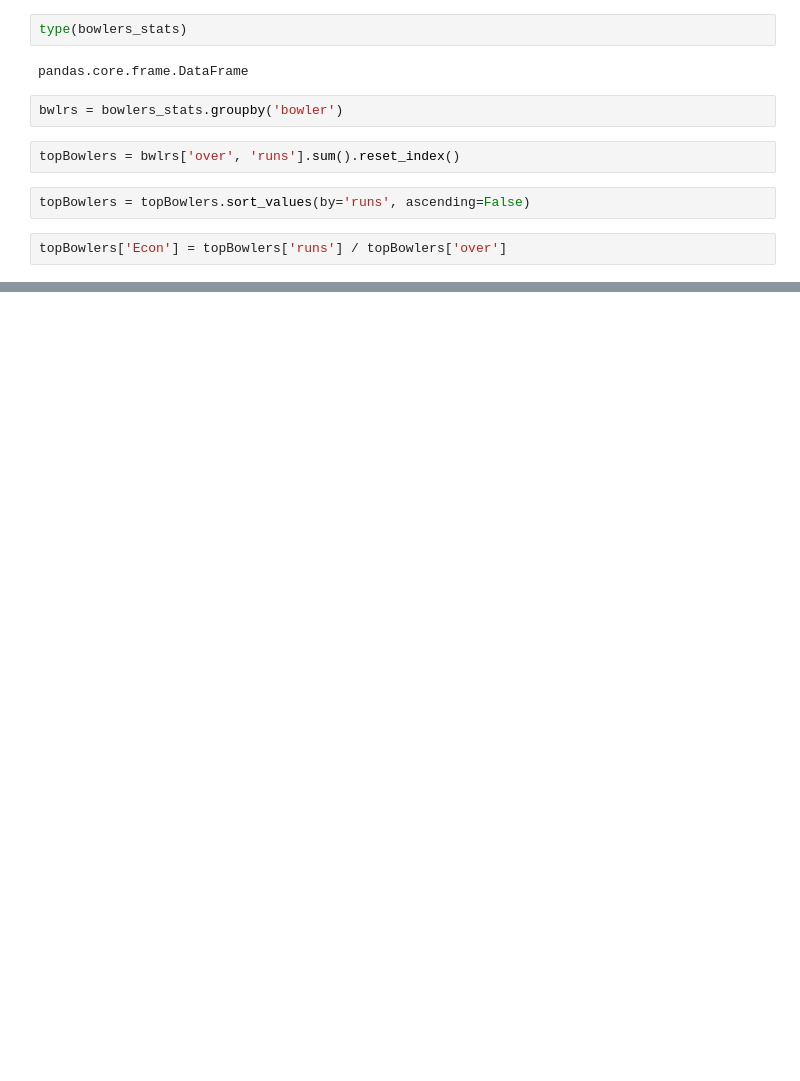
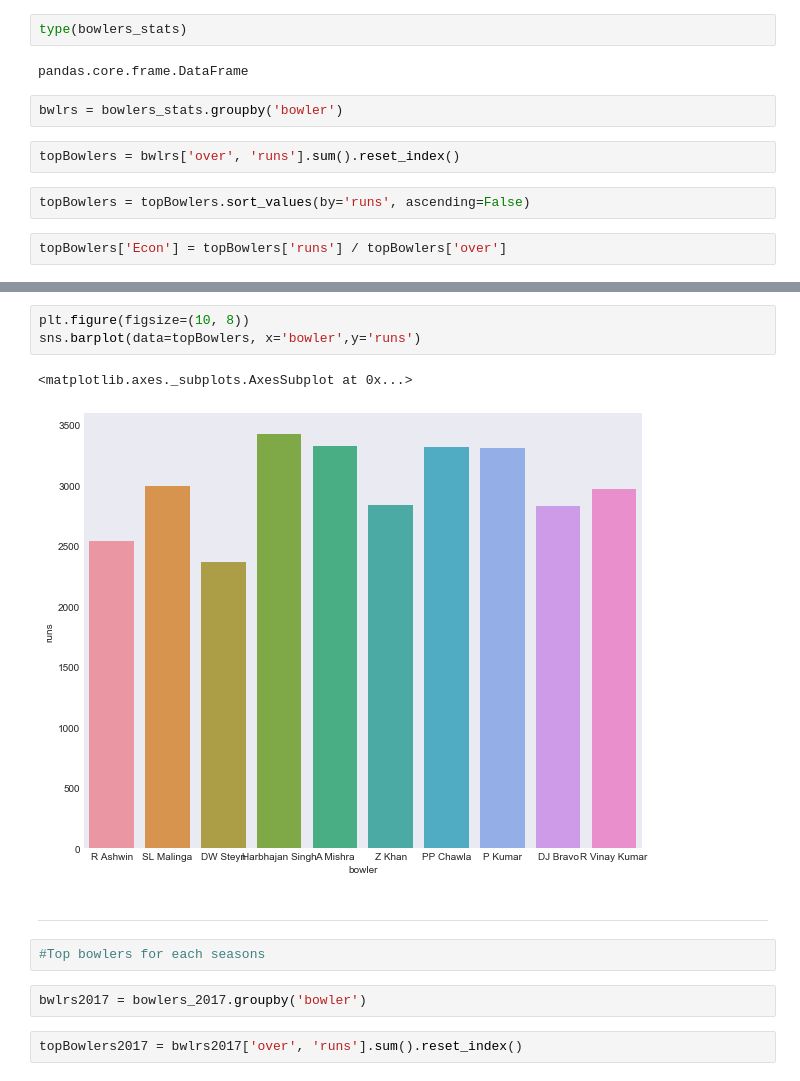
Before and after one commit to saradakuppa/Kaggle-IPL-Dataset, a Jupyter notebook: IPL.ipynb, the cells around one changed output, grey strips where cells are left out. Drawn from its saved outputs; the diff is of its cells as text; blank space fills up the shorter version.

```diff
--- a/IPL.ipynb
+++ b/IPL.ipynb
@@ -1176,0 +1189,14 @@ topBowlers
+# %%
+plt.figure(figsize=(10, 8))
+sns.barplot(data=topBowlers, x='bowler',y='runs')
+# %% [output]
+<matplotlib.axes._subplots.AxesSubplot at 0x...>
+[figure, added]
+# %% [markdown]
+---
+# %%
+#Top bowlers for each seasons
+# %%
+bwlrs2017 = bowlers_2017.groupby('bowler')
+# %%
+topBowlers2017 = bwlrs2017['over', 'runs'].sum().reset_index()
```
Also changed, not shown: parts of 8 cells of this notebook.
